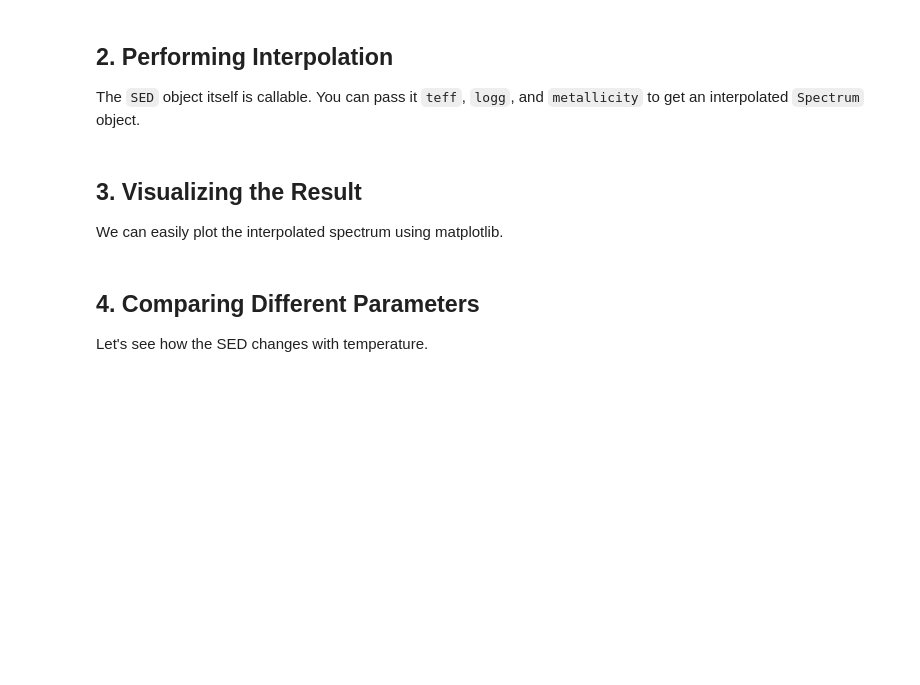
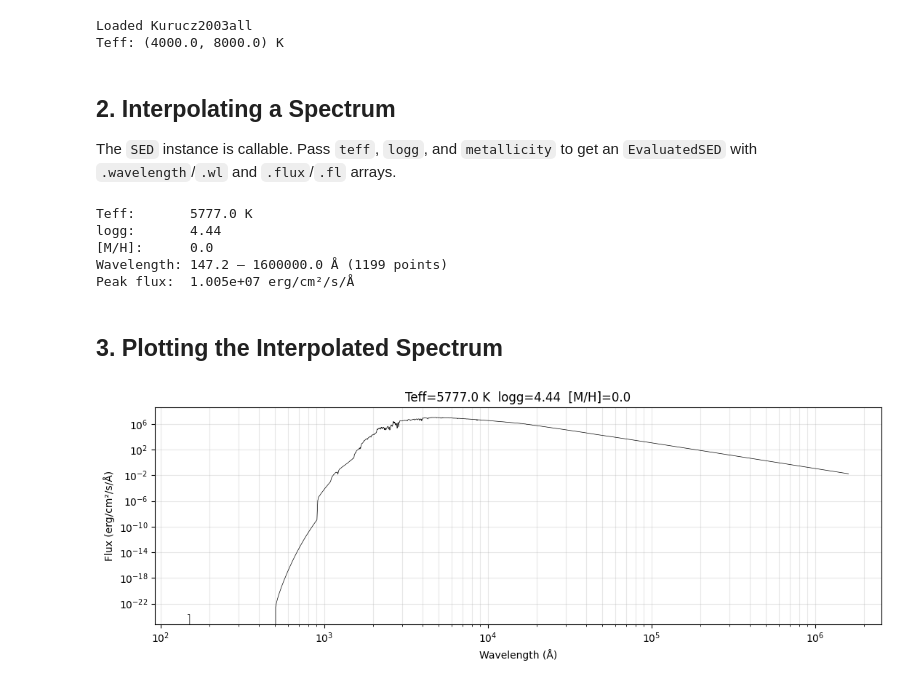
Before and after one commit to nialljmiller/SED_Tools, a Jupyter notebook: jupyter_notebooks/03_interpolation.ipynb, the cells around one changed output. Drawn from its saved outputs; the diff is of its cells as text; code cells hidden in the pictures; blank space fills up the shorter version.

Commit message:
updates jupyter notebooks

```diff
--- a/jupyter_notebooks/03_interpolation.ipynb
+++ b/jupyter_notebooks/03_interpolation.ipynb
@@ -10,9 +10,3 @@ First, we load a local catalog. For this demo, we'll assume `Kurucz2003all` is a
 from sed_tools.api import SED
 import matplotlib.pyplot as plt
 import numpy as np
-
-try:
-    sed = SED.local('Kurucz2003all')
-except:
-    print("Demo requires Kurucz2003all. Please run the download notebook first.")
-    # For demonstration purposes, we'll continue with placeholder code
@@ -19,30 +37,46 @@ except:
+# %%
+try:
+    sed = SED.local('Kurucz2003all')
+    print(f"Loaded Kurucz2003all")
+    print(f"Teff: {sed.parameter_ranges()['teff']} K")
+except Exception as e:
+    print(f"Could not load catalog: {e}")
+# %% [output]
+Loaded Kurucz2003all
+Teff: (4000.0, 8000.0) K
 # %% [markdown]
-## 2. Performing Interpolation
+## 2. Interpolating a Spectrum
 
-The `SED` object itself is callable. You can pass it `teff`, `logg`, and `metallicity` to get an interpolated `Spectrum` object.
+The `SED` instance is callable. Pass `teff`, `logg`, and `metallicity` to get an `EvaluatedSED` with `.wavelength`/`.wl` and `.flux`/`.fl` arrays.
 # %%
-# Interpolate a spectrum at solar parameters
 if 'sed' in locals():
+    # Solar parameters
     spectrum = sed(teff=5777, logg=4.44, metallicity=0.0)
 
-    print(f"Interpolated Spectrum:")
-    print(f"  Wavelength range: {spectrum.wavelength.min():.1f} - {spectrum.wavelength.max():.1f} Å")
-    print(f"  Flux array size: {len(spectrum.flux)}")
+    print(f"Teff:       {spectrum.teff} K")
+    print(f"logg:       {spectrum.logg}")
+    print(f"[M/H]:      {spectrum.metallicity}")
+    print(f"Wavelength: {spectrum.wl[0]:.1f} – {spectrum.wl[-1]:.1f} Å ({len(spectrum.wl)} points)")
+    print(f"Peak flux:  {spectrum.fl.max():.3e} erg/cm²/s/Å")
+# %% [output]
+Teff:       5777.0 K
+logg:       4.44
+[M/H]:      0.0
+Wavelength: 147.2 – 1600000.0 Å (1199 points)
+Peak flux:  1.005e+07 erg/cm²/s/Å
-# %% [markdown]
-## 3. Visualizing the Result
-
-We can easily plot the interpolated spectrum using matplotlib.
+# %% [markdown]
+## 3. Plotting the Interpolated Spectrum
 # %%
 if 'spectrum' in locals():
-    plt.figure(figsize=(10, 6))
-    plt.plot(spectrum.wavelength, spectrum.flux, color='black', lw=0.5)
-    plt.yscale('log')
-    plt.xlabel('Wavelength (Å)')
-    plt.ylabel('Flux (erg/cm²/s/Å)')
-    plt.title(f'Interpolated Spectrum: Teff={spectrum.teff}, logg={spectrum.logg}, [M/H]={spectrum.metallicity}')
-    plt.grid(True, alpha=0.3)
+    fig, ax = plt.subplots(figsize=(11, 4))
+    ax.plot(spectrum.wl, spectrum.fl, lw=0.5, color='k')
+    ax.set_xscale('log')
+    ax.set_yscale('log')
+    ax.set_xlabel('Wavelength (Å)')
+    ax.set_ylabel('Flux (erg/cm²/s/Å)')
+    ax.set_title(f'Teff={spectrum.teff} K  logg={spectrum.logg}  [M/H]={spectrum.metallicity}')
+    ax.grid(True, alpha=0.3, which='both')
+    plt.tight_layout()
     plt.show()
+# %% [output]
+[figure, added]
-# %% [markdown]
-## 4. Comparing Different Parameters
-
-Let's see how the SED changes with temperature.
```
Also changed, not shown: parts of 10 cells of this notebook, 13 other files.
